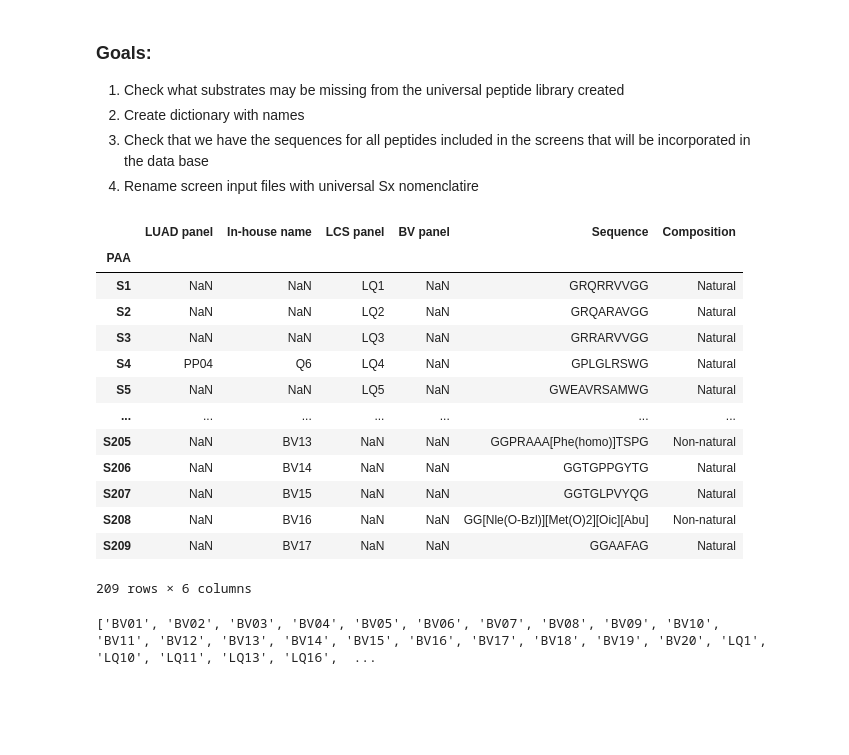
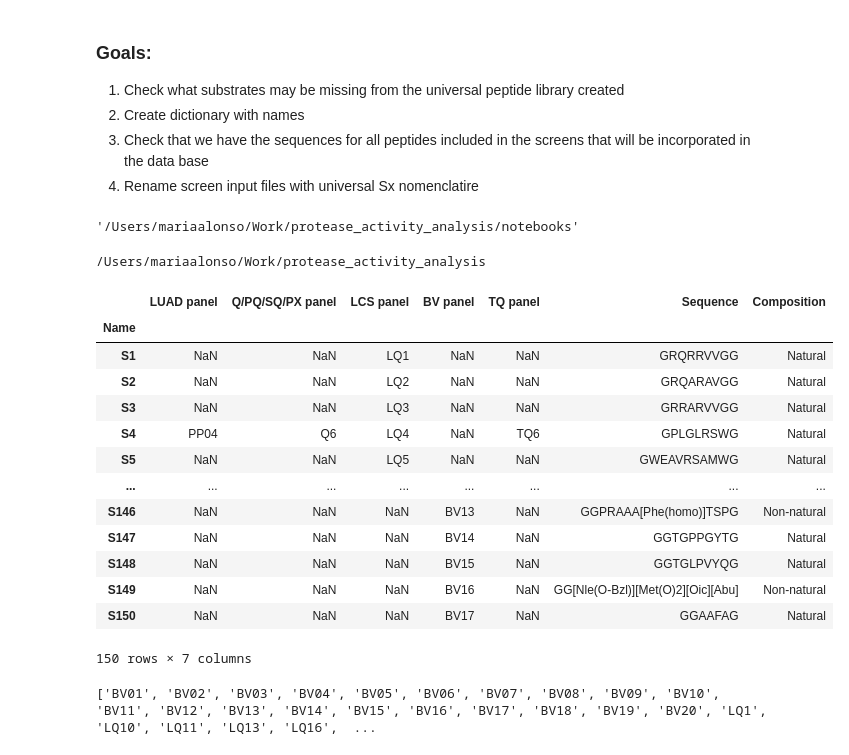
Before and after one commit to avaamini/protease_activity_analysis, a Jupyter notebook: notebooks/Cross check and annotate screens.ipynb, the cells around one changed output. Saved outputs shown, nothing was run; the diff lists cells and outputs as text; code cells hidden in the pictures; blank space fills up the shorter version.

```diff
--- a/notebooks/Cross check and annotate screens.ipynb
+++ b/notebooks/Cross check and annotate screens.ipynb
@@ -7,6 +7,14 @@
 2. Create dictionary with names
 3. Check that we have the sequences for all peptides included in the screens that will be incorporated in the data base
 4. Rename screen input files with universal Sx nomenclatire
+# %%
+pwd
+# %% [output]
+'/Users/mariaalonso/Work/protease_activity_analysis/notebooks'
+# %%
+cd ..
+# %% [output]
+/Users/mariaalonso/Work/protease_activity_analysis
 # %%
 import pandas as pd
 import matplotlib.pyplot as plt
@@ -16,21 +28,21 @@ import collections
 # %%
-data=pd.read_excel('Inputs/Peptide_inventory_paa_21_9_4.xlsx', sheet_name='All sequences PAA ', index_col=0)
+data=pd.read_csv('data/screens/PAA/Peptide_Inventory_150.csv',  index_col=0)
 data
 # %% [output]
-|  | LUAD panel | In-house name | LCS panel | BV panel | Sequence | Composition |
-| PAA |  |  |  |  |  |  |
-| S1 | NaN | NaN | LQ1 | NaN | GRQRRVVGG | Natural |
-| S2 | NaN | NaN | LQ2 | NaN | GRQARAVGG | Natural |
-| S3 | NaN | NaN | LQ3 | NaN | GRRARVVGG | Natural |
-| S4 | PP04 | Q6 | LQ4 | NaN | GPLGLRSWG | Natural |
-| S5 | NaN | NaN | LQ5 | NaN | GWEAVRSAMWG | Natural |
-| ... | ... | ... | ... | ... | ... | ... |
-| S205 | NaN | BV13 | NaN | NaN | GGPRAAA[Phe(homo)]TSPG | Non-natural |
-| S206 | NaN | BV14 | NaN | NaN | GGTGPPGYTG | Natural |
-| S207 | NaN | BV15 | NaN | NaN | GGTGLPVYQG | Natural |
-| S208 | NaN | BV16 | NaN | NaN | GG[Nle(O-Bzl)][Met(O)2][Oic][Abu] | Non-natural |
-| S209 | NaN | BV17 | NaN | NaN | GGAAFAG | Natural |
+|  | LUAD panel | Q/PQ/SQ/PX panel | LCS panel | BV panel | TQ panel | Sequence | Composition |
+| Name |  |  |  |  |  |  |  |
+| S1 | NaN | NaN | LQ1 | NaN | NaN | GRQRRVVGG | Natural |
+| S2 | NaN | NaN | LQ2 | NaN | NaN | GRQARAVGG | Natural |
+| S3 | NaN | NaN | LQ3 | NaN | NaN | GRRARVVGG | Natural |
+| S4 | PP04 | Q6 | LQ4 | NaN | TQ6 | GPLGLRSWG | Natural |
+| S5 | NaN | NaN | LQ5 | NaN | NaN | GWEAVRSAMWG | Natural |
+| ... | ... | ... | ... | ... | ... | ... | ... |
+| S146 | NaN | NaN | NaN | BV13 | NaN | GGPRAAA[Phe(homo)]TSPG | Non-natural |
+| S147 | NaN | NaN | NaN | BV14 | NaN | GGTGPPGYTG | Natural |
+| S148 | NaN | NaN | NaN | BV15 | NaN | GGTGLPVYQG | Natural |
+| S149 | NaN | NaN | NaN | BV16 | NaN | GG[Nle(O-Bzl)][Met(O)2][Oic][Abu] | Non-natural |
+| S150 | NaN | NaN | NaN | BV17 | NaN | GGAAFAG | Natural |
-209 rows × 6 columns
+150 rows × 7 columns
 # %%
 # Collect all names and append to list to check missing substrates
 luad = list(data['LUAD panel']. dropna().values)
```
Also changed, not shown: parts of 13 cells of this notebook.
